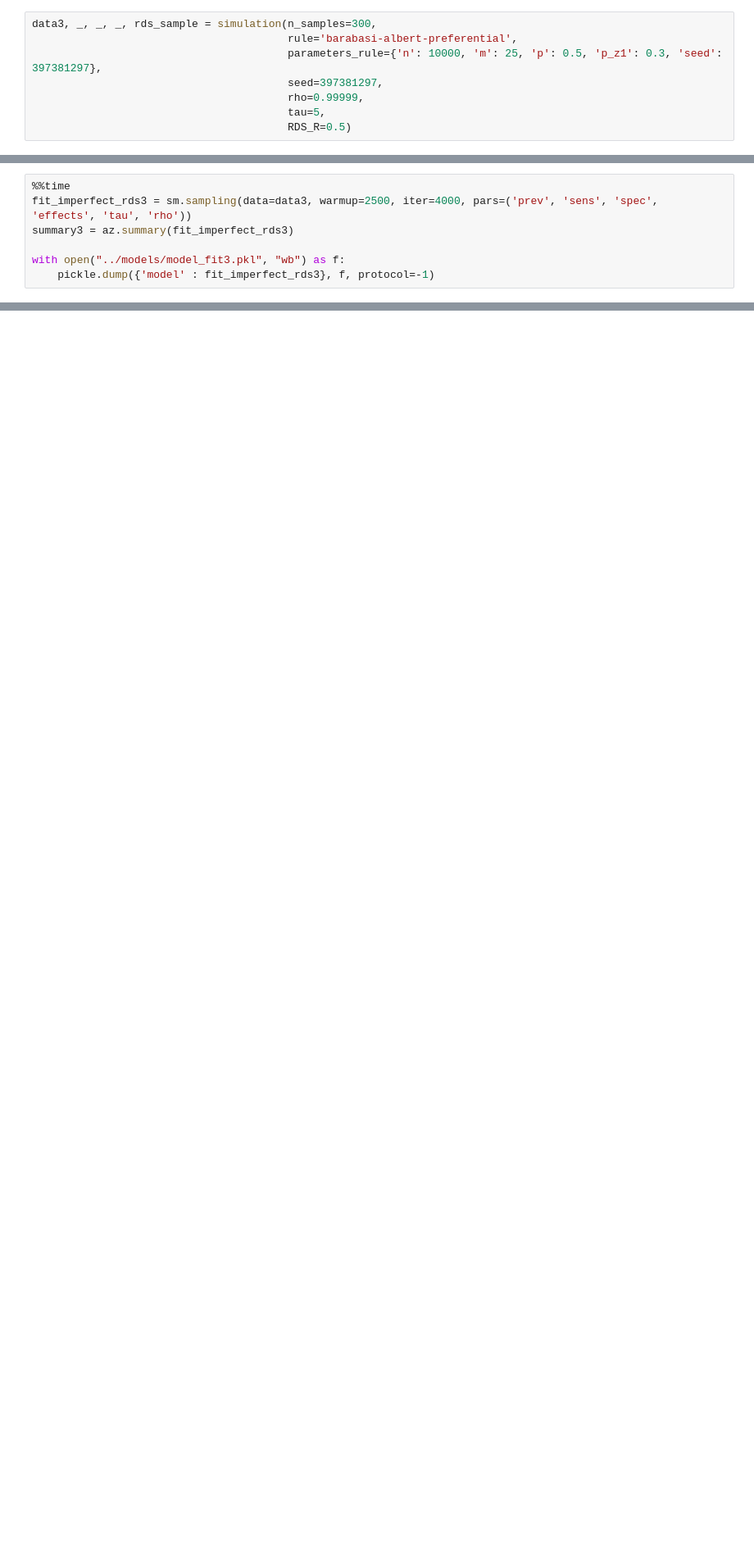
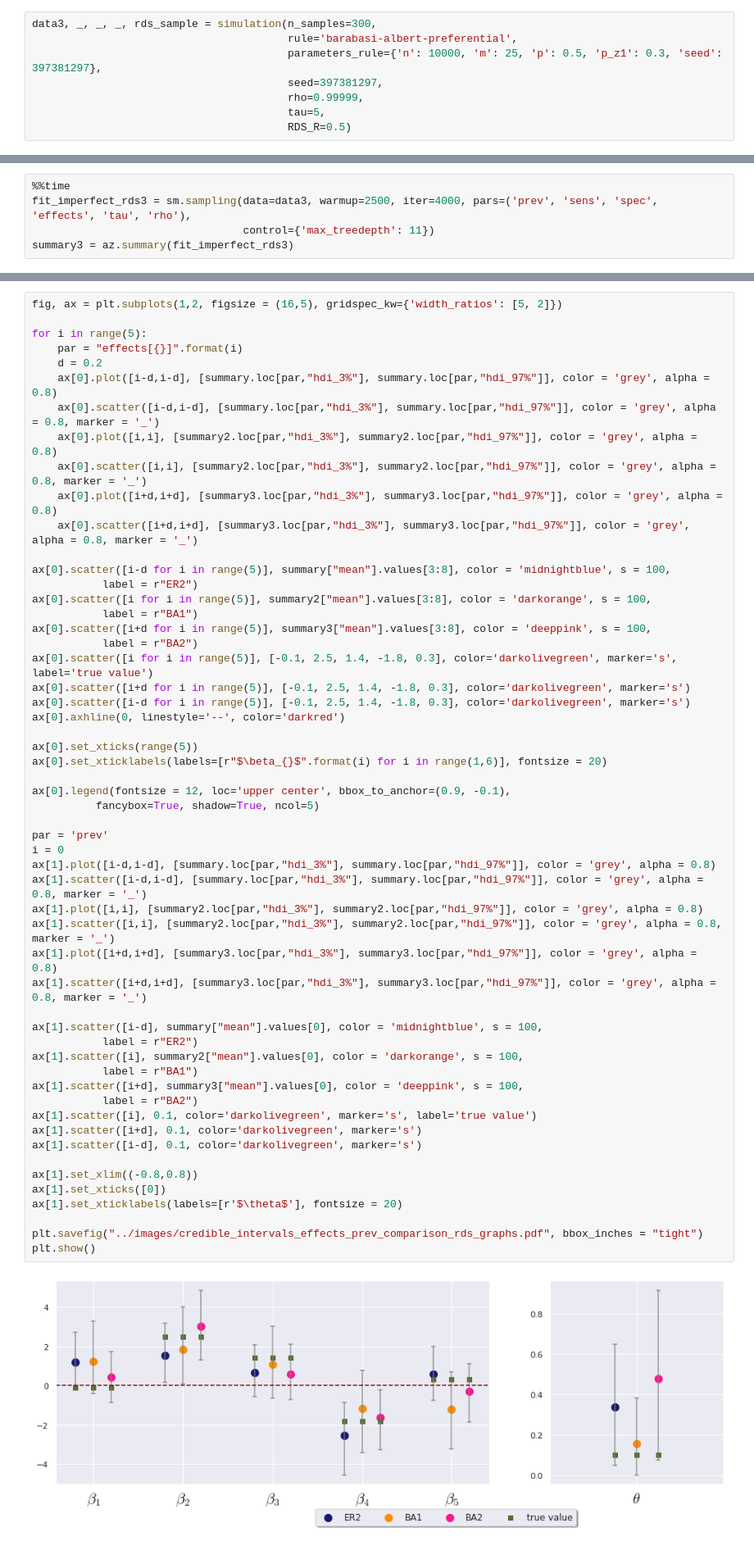
Before and after one commit to lucasmoschen/rds-bayesian-analysis-tcc, a Jupyter notebook: notebooks_book/imperfect_test_rds_simulations.ipynb, the cells around one changed output, grey strips where cells are left out. Shown at 82% size. Saved outputs shown, nothing was run; the diff lists cells and outputs as text; blank space fills up the shorter version.

```diff
--- a/notebooks_book/imperfect_test_rds_simulations.ipynb
+++ b/notebooks_book/imperfect_test_rds_simulations.ipynb
@@ -664,8 +660,6 @@ Wall time: 31.8 s
 # %%
 %%time
-fit_imperfect_rds3 = sm.sampling(data=data3, warmup=2500, iter=4000, pars=('prev', 'sens', 'spec', 'effects', 'tau', 'rho'))
+fit_imperfect_rds3 = sm.sampling(data=data3, warmup=2500, iter=4000, pars=('prev', 'sens', 'spec', 'effects', 'tau', 'rho'),
+                                 control={'max_treedepth': 11})
 summary3 = az.summary(fit_imperfect_rds3)
-
-with open("../models/model_fit3.pkl", "wb") as f:
-    pickle.dump({'model' : fit_imperfect_rds3}, f, protocol=-1)
 # %% [output]
@@ -678,3 +692,60 @@ When unpickling the StanModel must be unpickled first.
+# %%
+fig, ax = plt.subplots(1,2, figsize = (16,5), gridspec_kw={'width_ratios': [5, 2]})
+
+for i in range(5):
+    par = "effects[{}]".format(i)
+    d = 0.2
+    ax[0].plot([i-d,i-d], [summary.loc[par,"hdi_3%"], summary.loc[par,"hdi_97%"]], color = 'grey', alpha = 0.8)
+    ax[0].scatter([i-d,i-d], [summary.loc[par,"hdi_3%"], summary.loc[par,"hdi_97%"]], color = 'grey', alpha = 0.8, marker = '_')
+    ax[0].plot([i,i], [summary2.loc[par,"hdi_3%"], summary2.loc[par,"hdi_97%"]], color = 'grey', alpha = 0.8)
+    ax[0].scatter([i,i], [summary2.loc[par,"hdi_3%"], summary2.loc[par,"hdi_97%"]], color = 'grey', alpha = 0.8, marker = '_')
+    ax[0].plot([i+d,i+d], [summary3.loc[par,"hdi_3%"], summary3.loc[par,"hdi_97%"]], color = 'grey', alpha = 0.8)
+    ax[0].scatter([i+d,i+d], [summary3.loc[par,"hdi_3%"], summary3.loc[par,"hdi_97%"]], color = 'grey', alpha = 0.8, marker = '_')
+
+ax[0].scatter([i-d for i in range(5)], summary["mean"].values[3:8], color = 'midnightblue', s = 100,
+           label = r"ER2")
+ax[0].scatter([i for i in range(5)], summary2["mean"].values[3:8], color = 'darkorange', s = 100,
+           label = r"BA1")
+ax[0].scatter([i+d for i in range(5)], summary3["mean"].values[3:8], color = 'deeppink', s = 100,
+           label = r"BA2")
+ax[0].scatter([i for i in range(5)], [-0.1, 2.5, 1.4, -1.8, 0.3], color='darkolivegreen', marker='s', label='true value')
+ax[0].scatter([i+d for i in range(5)], [-0.1, 2.5, 1.4, -1.8, 0.3], color='darkolivegreen', marker='s')
+ax[0].scatter([i-d for i in range(5)], [-0.1, 2.5, 1.4, -1.8, 0.3], color='darkolivegreen', marker='s')
+ax[0].axhline(0, linestyle='--', color='darkred')
+
+ax[0].set_xticks(range(5))
+ax[0].set_xticklabels(labels=[r"$\beta_{}$".format(i) for i in range(1,6)], fontsize = 20)
+
+ax[0].legend(fontsize = 12, loc='upper center', bbox_to_anchor=(0.9, -0.1),
+          fancybox=True, shadow=True, ncol=5)
+
+par = 'prev'
+i = 0
+ax[1].plot([i-d,i-d], [summary.loc[par,"hdi_3%"], summary.loc[par,"hdi_97%"]], color = 'grey', alpha = 0.8)
+ax[1].scatter([i-d,i-d], [summary.loc[par,"hdi_3%"], summary.loc[par,"hdi_97%"]], color = 'grey', alpha = 0.8, marker = '_')
+ax[1].plot([i,i], [summary2.loc[par,"hdi_3%"], summary2.loc[par,"hdi_97%"]], color = 'grey', alpha = 0.8)
+ax[1].scatter([i,i], [summary2.loc[par,"hdi_3%"], summary2.loc[par,"hdi_97%"]], color = 'grey', alpha = 0.8, marker = '_')
+ax[1].plot([i+d,i+d], [summary3.loc[par,"hdi_3%"], summary3.loc[par,"hdi_97%"]], color = 'grey', alpha = 0.8)
+ax[1].scatter([i+d,i+d], [summary3.loc[par,"hdi_3%"], summary3.loc[par,"hdi_97%"]], color = 'grey', alpha = 0.8, marker = '_')
+
+ax[1].scatter([i-d], summary["mean"].values[0], color = 'midnightblue', s = 100,
+           label = r"ER2")
+ax[1].scatter([i], summary2["mean"].values[0], color = 'darkorange', s = 100,
+           label = r"BA1")
+ax[1].scatter([i+d], summary3["mean"].values[0], color = 'deeppink', s = 100,
+           label = r"BA2")
+ax[1].scatter([i], 0.1, color='darkolivegreen', marker='s', label='true value')
+ax[1].scatter([i+d], 0.1, color='darkolivegreen', marker='s')
+ax[1].scatter([i-d], 0.1, color='darkolivegreen', marker='s')
+
+ax[1].set_xlim((-0.8,0.8))
+ax[1].set_xticks([0])
+ax[1].set_xticklabels(labels=[r'$\theta$'], fontsize = 20)
+
+plt.savefig("../images/credible_intervals_effects_prev_comparison_rds_graphs.pdf", bbox_inches = "tight")
+plt.show()
+# %% [output]
+[figure, added]
 # %%
 # Hyperparameters of the model.
 
```
Also changed, not shown: parts of 10 cells of this notebook, 11 other files.
